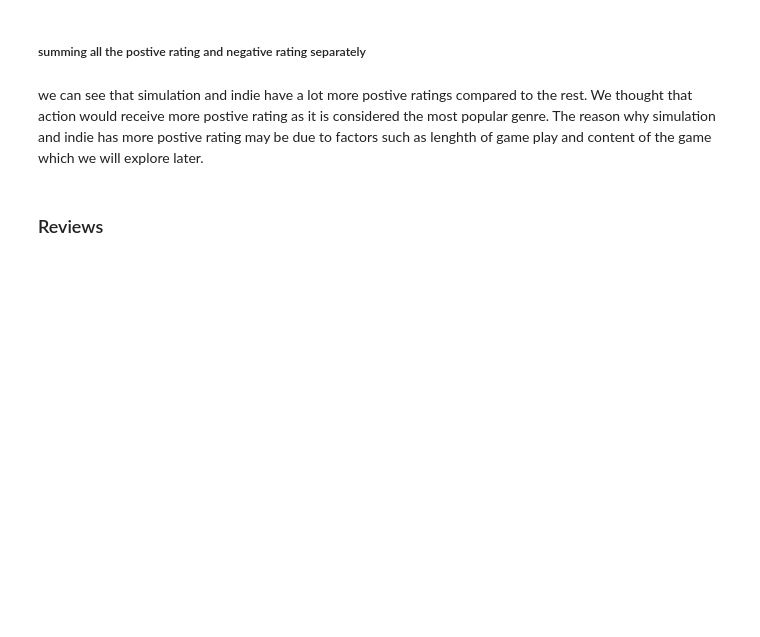
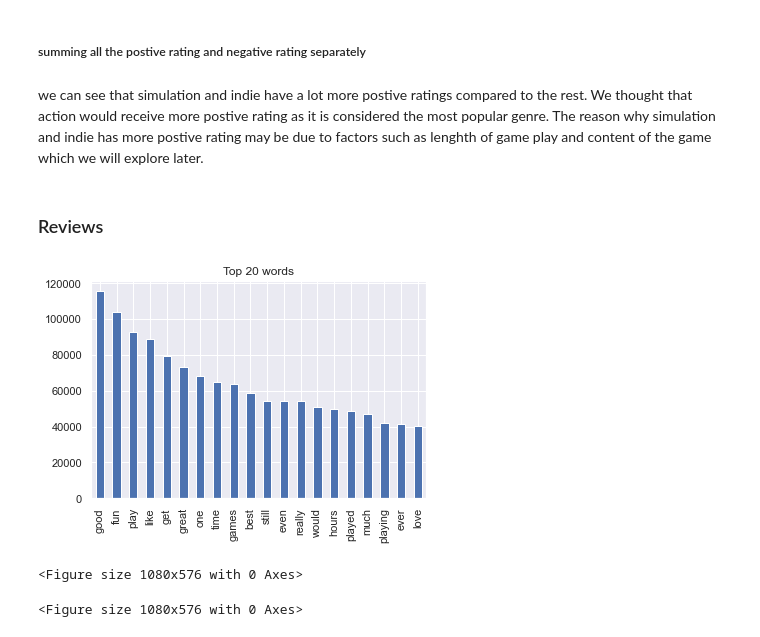
Before and after one commit to pyaepyaelily/videoGame, a Jupyter notebook: videoGame.ipynb, the cells around one changed output. Drawn from its saved outputs; the diff is of its cells as text; code cells hidden in the pictures; blank space fills up the shorter version.

```diff
--- a/videoGame.ipynb
+++ b/videoGame.ipynb
@@ -138,5 +138,4 @@ reviews
 reviews = reviews.rename(columns={"review": "clean_review"})
 reviews = reviews[['clean_review']]
 
-reviewsDF = reviewsDF[['title', 'review', 'voted_up']]
-reviewsDF
+#reviewsDF = reviewsDF[['title', 'review', 'voted_up']]
@@ -172,3 +157,5 @@ reviewsCleanDF
 | 607325 | The Elder Scrolls V Skyrim | get gnomers p fourms damned skyri... | True |
 | 607326 | The Elder Scrolls V Skyrim | buy shit like right stupid fuckers | True |
 607327 rows × 3 columns
+# %%
+reviewsCleanDF['clean_review'] = reviewsCleanDF['clean_review'].astype(str)
@@ -174,0 +169,5 @@ reviewsCleanDF
+# %%
+nan_value = float("NaN")
+reviewsCleanDF.replace("", np.nan, inplace=True)
+reviewsCleanDF.dropna(subset = ["clean_review"], inplace=True)
+reviewsCleanDF.reset_index(drop=True)
@@ -468,0 +466,14 @@ we can see that simulation and indie have a lot more postive ratings compared to
+# %%
+NUM_TOP_WORDS = 20
+
+top_20 = hero.visualization.top_words(reviewsCleanDF['clean_review']).head(NUM_TOP_WORDS)
+
+# Draw the bar chart
+
+top_20.plot.bar(rot=90, title="Top 20 words");
+
+plt.show(block=True);
+# %% [output]
+[figure, added]
+<Figure size 1080x576 with 0 Axes>
+<Figure size 1080x576 with 0 Axes>
```
Also changed, not shown: parts of 22 cells of this notebook.
